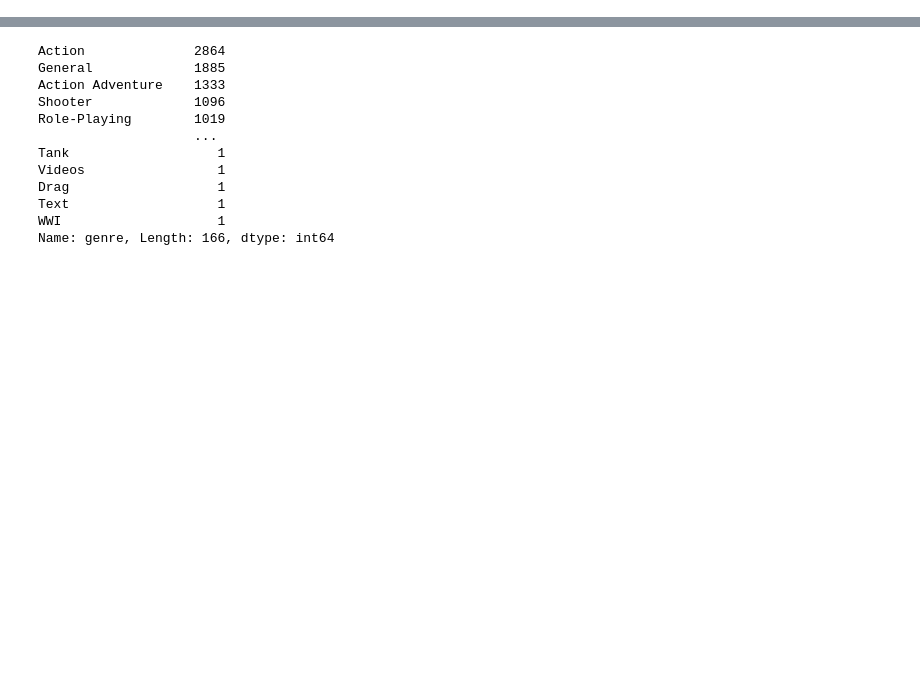
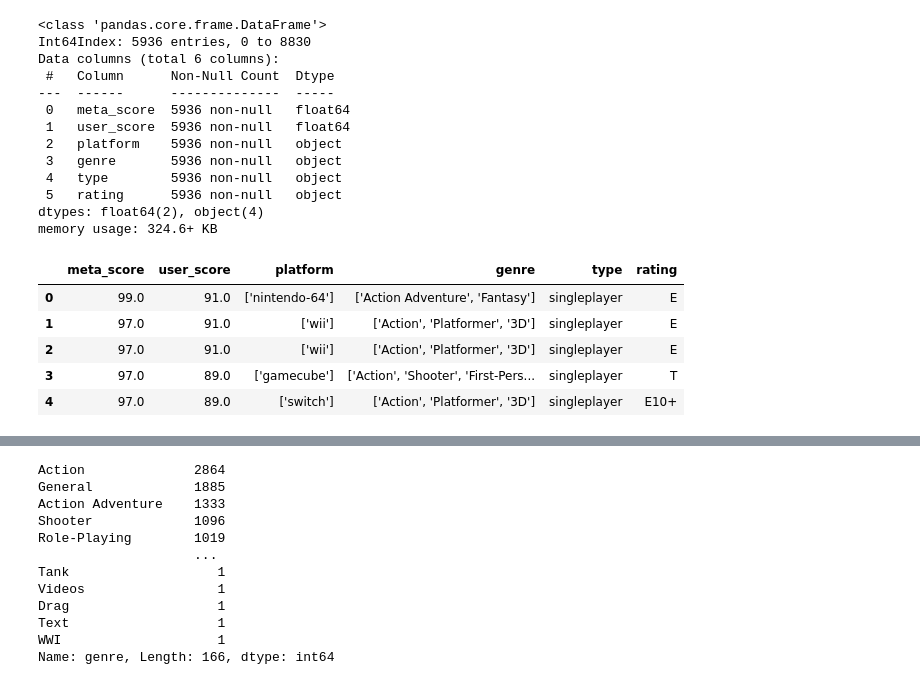
Before and after one commit to TingHsuanYang/cmpe255-spring22-project, a Jupyter notebook: notebooks/Aditya_linear_regression.ipynb, the cells around one changed output, grey strips where cells are left out. Saved outputs shown, nothing was run; the diff lists cells and outputs as text; code cells hidden in the pictures; blank space fills up the shorter version.

```diff
--- a/notebooks/Aditya_linear_regression.ipynb
+++ b/notebooks/Aditya_linear_regression.ipynb
@@ -52,0 +26,24 @@ memory usage: 1.3+ MB
+# %%
+model_data = model_data.dropna()
+model_data.info()
+model_data.head(5)
+# %% [output]
+<class 'pandas.core.frame.DataFrame'>
+Int64Index: 5936 entries, 0 to 8830
+Data columns (total 6 columns):
+ #   Column      Non-Null Count  Dtype
+---  ------      --------------  -----
+ 0   meta_score  5936 non-null   float64
+ 1   user_score  5936 non-null   float64
+ 2   platform    5936 non-null   object
+ 3   genre       5936 non-null   object
+ 4   type        5936 non-null   object
+ 5   rating      5936 non-null   object
+dtypes: float64(2), object(4)
+memory usage: 324.6+ KB
+|  | meta_score | user_score | platform | genre | type | rating |
+| 0 | 99.0 | 91.0 | ['nintendo-64'] | ['Action Adventure', 'Fantasy'] | singleplayer | E |
+| 1 | 97.0 | 91.0 | ['wii'] | ['Action', 'Platformer', '3D'] | singleplayer | E |
+| 2 | 97.0 | 91.0 | ['wii'] | ['Action', 'Platformer', '3D'] | singleplayer | E |
+| 3 | 97.0 | 89.0 | ['gamecube'] | ['Action', 'Shooter', 'First-Pers... | singleplayer | T |
+| 4 | 97.0 | 89.0 | ['switch'] | ['Action', 'Platformer', '3D'] | singleplayer | E10+ |
```
Also changed, not shown: parts of 23 cells of this notebook, 1 other file.
